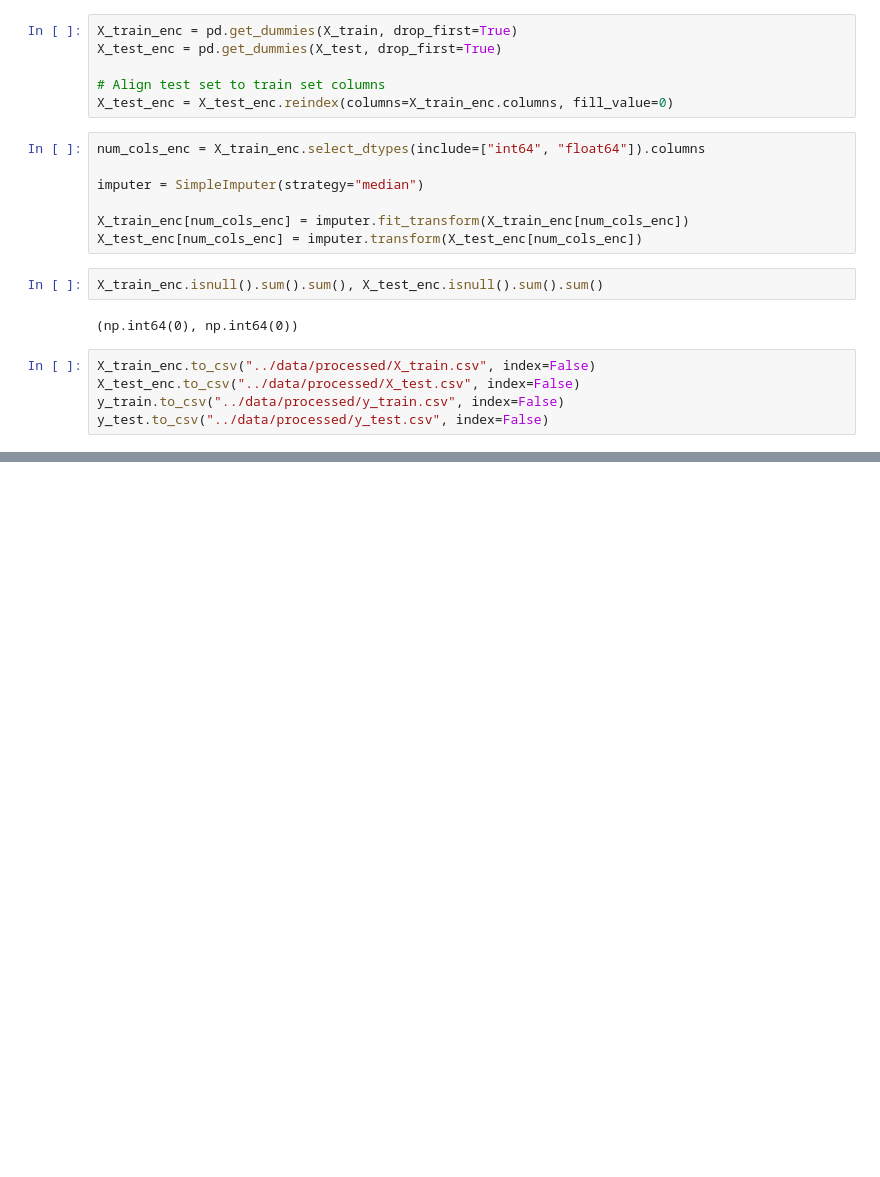
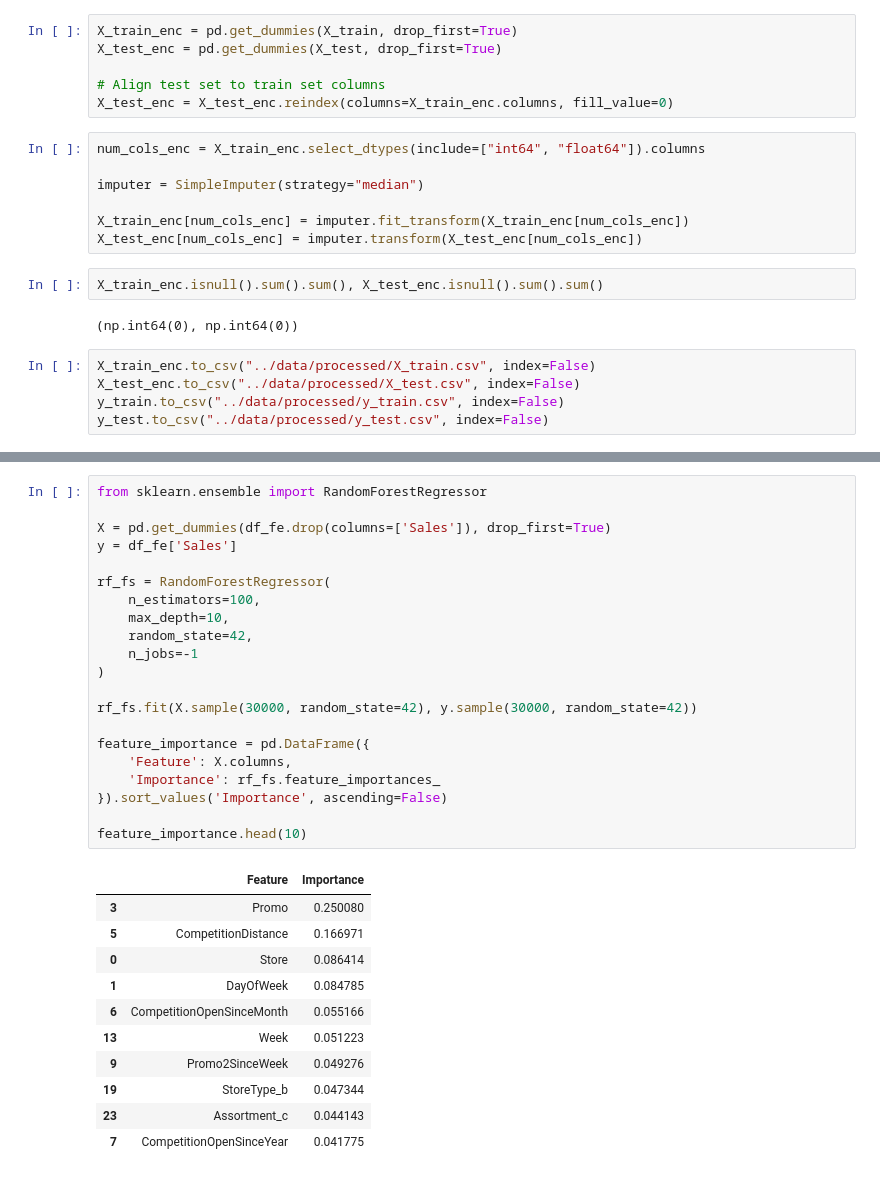
Before and after one commit to mira894/rossmann-sales-forecasting, a Jupyter notebook: notebooks/03_feature_engineering.ipynb, the cells around one changed output, grey strips where cells are left out. Saved outputs shown, nothing was run; the diff lists cells and outputs as text; blank space fills up the shorter version.

```diff
--- a/notebooks/03_feature_engineering.ipynb
+++ b/notebooks/03_feature_engineering.ipynb
@@ -87,0 +119,33 @@ y_test.to_csv("../data/processed/y_test.csv", index=False)
+# %%
+from sklearn.ensemble import RandomForestRegressor
+
+X = pd.get_dummies(df_fe.drop(columns=['Sales']), drop_first=True)
+y = df_fe['Sales']
+
+rf_fs = RandomForestRegressor(
+    n_estimators=100,
+    max_depth=10,
+    random_state=42,
+    n_jobs=-1
+)
+
+rf_fs.fit(X.sample(30000, random_state=42), y.sample(30000, random_state=42))
+
+feature_importance = pd.DataFrame({
+    'Feature': X.columns,
+    'Importance': rf_fs.feature_importances_
+}).sort_values('Importance', ascending=False)
+
+feature_importance.head(10)
+# %% [output]
+|  | Feature | Importance |
+| 3 | Promo | 0.250080 |
+| 5 | CompetitionDistance | 0.166971 |
+| 0 | Store | 0.086414 |
+| 1 | DayOfWeek | 0.084785 |
+| 6 | CompetitionOpenSinceMonth | 0.055166 |
+| 13 | Week | 0.051223 |
+| 9 | Promo2SinceWeek | 0.049276 |
+| 19 | StoreType_b | 0.047344 |
+| 23 | Assortment_c | 0.044143 |
+| 7 | CompetitionOpenSinceYear | 0.041775 |
```
Also changed, not shown: parts of 4 cells of this notebook, 2 other files.
